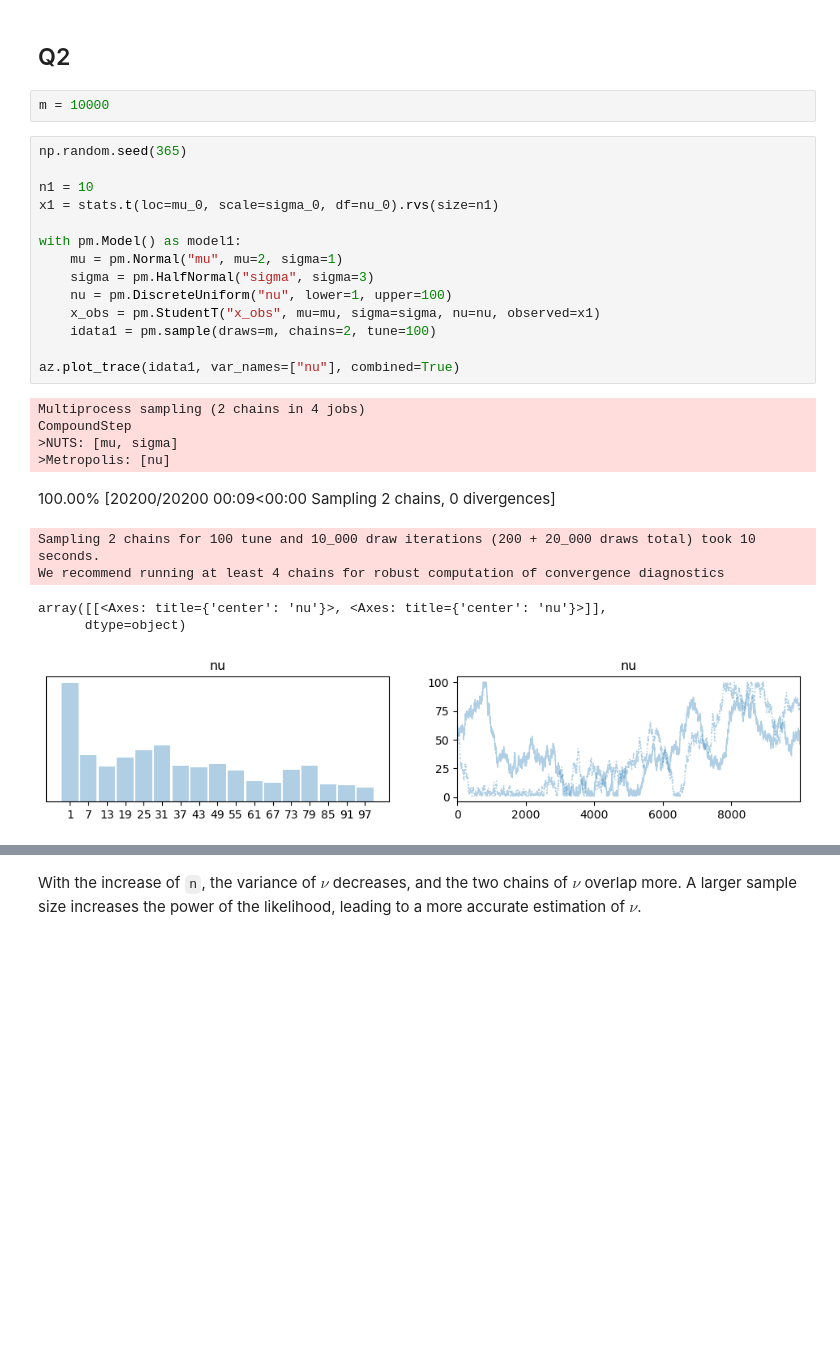
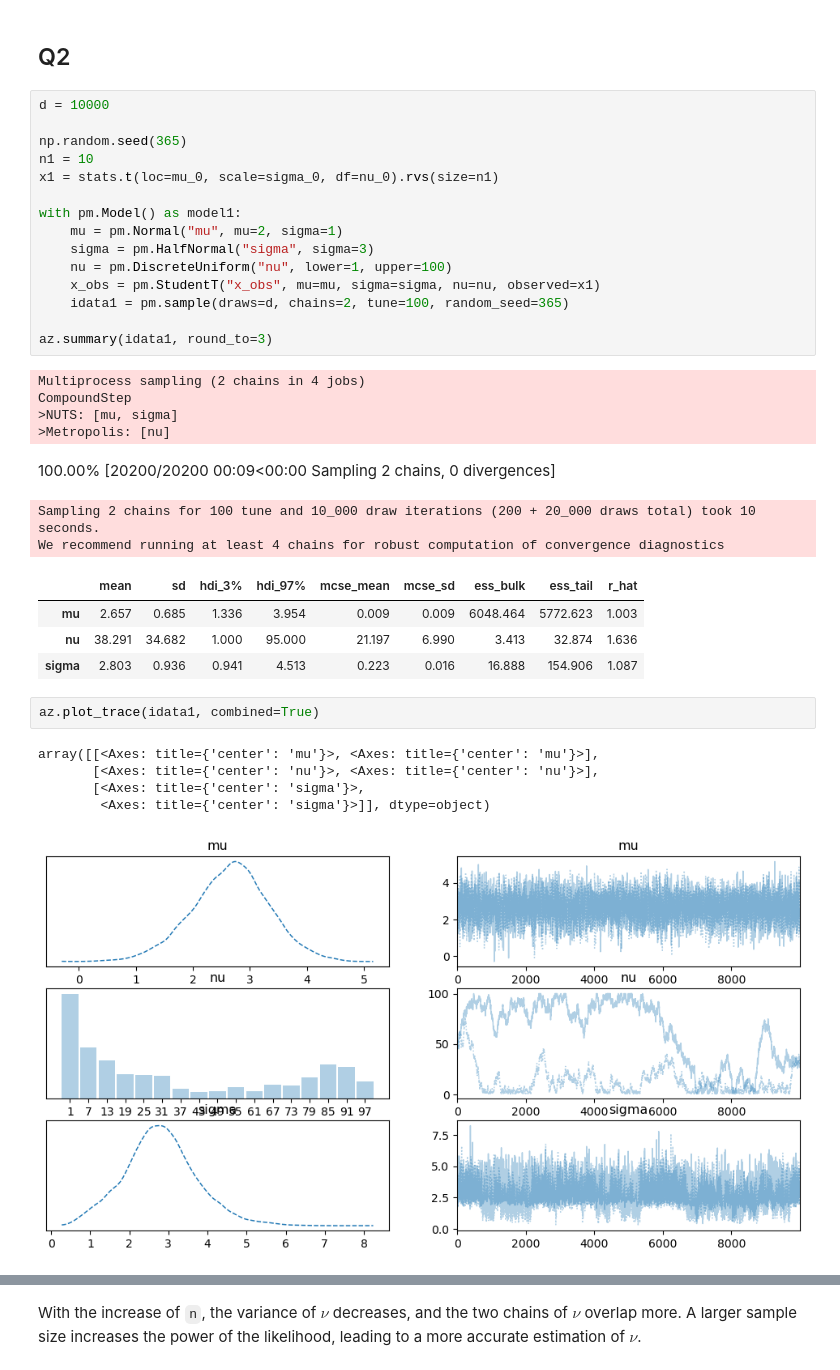
Before and after one commit to Stary54264/STA365-HW, a Jupyter notebook: HW6.ipynb, the cells around one changed output, grey strips where cells are left out. Drawn from its saved outputs; the diff is of its cells as text; blank space fills up the shorter version.

```diff
--- a/HW6.ipynb
+++ b/HW6.ipynb
@@ -113,11 +112,10 @@ print("95% Credible Interval: ", np.quantile(nu[1, :], [0.025, 0.975]))
 95% Credible Interval:  [ 4.975 28.025]
 # %% [markdown]
 ## Q2
-# %%
-m = 10000
 # %%
+d = 10000
+
 np.random.seed(365)
-
 n1 = 10
 x1 = stats.t(loc=mu_0, scale=sigma_0, df=nu_0).rvs(size=n1)
 
@@ -126,9 +124,9 @@ with pm.Model() as model1:
     sigma = pm.HalfNormal("sigma", sigma=3)
     nu = pm.DiscreteUniform("nu", lower=1, upper=100)
     x_obs = pm.StudentT("x_obs", mu=mu, sigma=sigma, nu=nu, observed=x1)
-    idata1 = pm.sample(draws=m, chains=2, tune=100)
+    idata1 = pm.sample(draws=d, chains=2, tune=100, random_seed=365)
 
-az.plot_trace(idata1, var_names=["nu"], combined=True)
+az.summary(idata1, round_to=3)
 # %% [output]
 Multiprocess sampling (2 chains in 4 jobs)
 CompoundStep
@@ -137,8 +135,17 @@ CompoundStep
 100.00% [20200/20200 00:09<00:00 Sampling 2 chains, 0 divergences]
 Sampling 2 chains for 100 tune and 10_000 draw iterations (200 + 20_000 draws total) took 10 seconds.
 We recommend running at least 4 chains for robust computation of convergence diagnostics
-array([[<Axes: title={'center': 'nu'}>, <Axes: title={'center': 'nu'}>]],
-      dtype=object)
-[figure, removed]
+|  | mean | sd | hdi_3% | hdi_97% | mcse_mean | mcse_sd | ess_bulk | ess_tail | r_hat |
+| mu | 2.657 | 0.685 | 1.336 | 3.954 | 0.009 | 0.009 | 6048.464 | 5772.623 | 1.003 |
+| nu | 38.291 | 34.682 | 1.000 | 95.000 | 21.197 | 6.990 | 3.413 | 32.874 | 1.636 |
+| sigma | 2.803 | 0.936 | 0.941 | 4.513 | 0.223 | 0.016 | 16.888 | 154.906 | 1.087 |
+# %%
+az.plot_trace(idata1, combined=True)
+# %% [output]
+array([[<Axes: title={'center': 'mu'}>, <Axes: title={'center': 'mu'}>],
+       [<Axes: title={'center': 'nu'}>, <Axes: title={'center': 'nu'}>],
+       [<Axes: title={'center': 'sigma'}>,
+        <Axes: title={'center': 'sigma'}>]], dtype=object)
+[figure, added]
 # %%
 np.random.seed(365)
```
Also changed, not shown: parts of 5 cells of this notebook, 4 other files.
